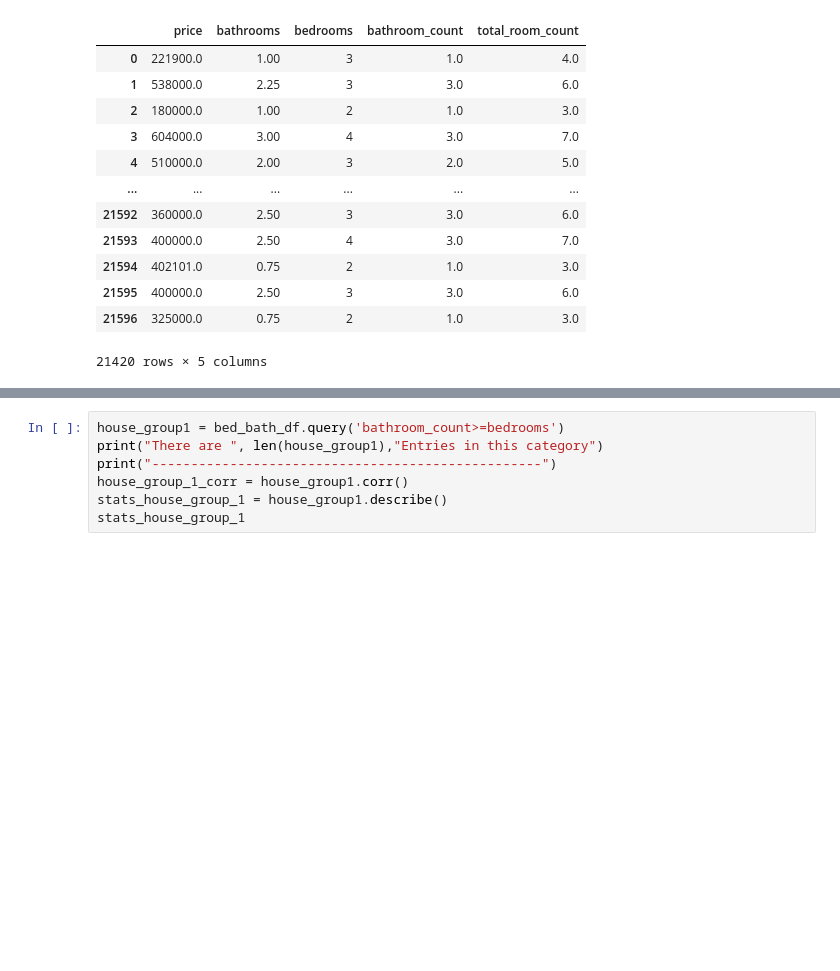
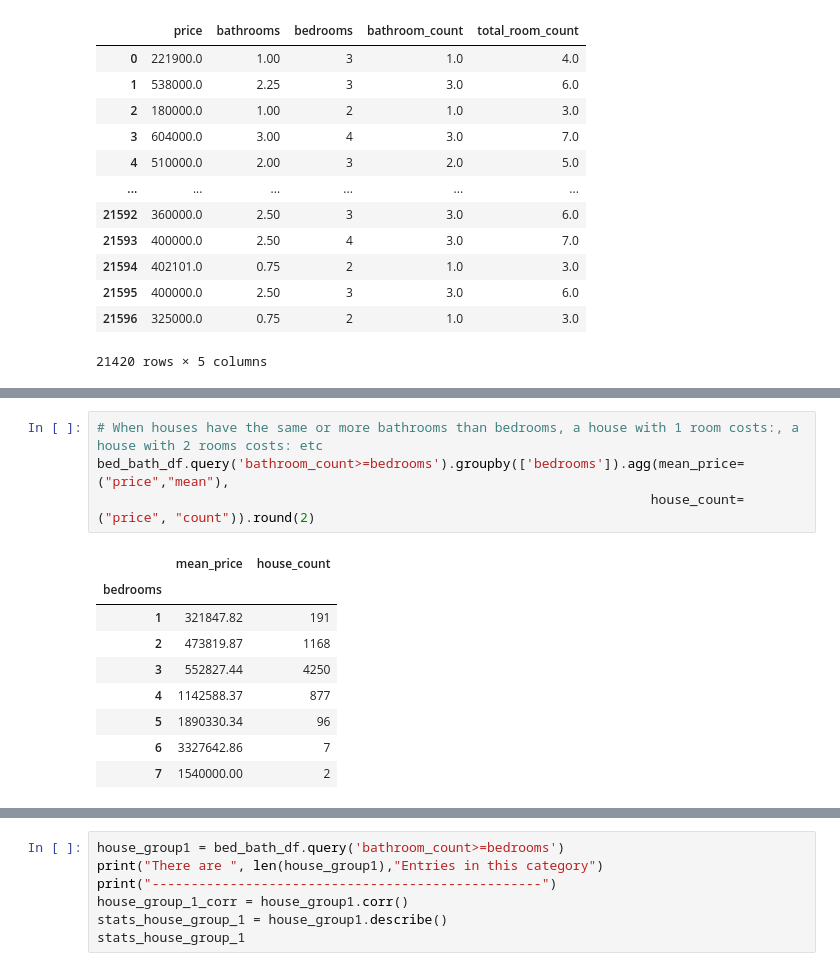
Before and after one commit to PaulWill92/Housing-Regression, a Jupyter notebook: index.ipynb, the cells around one changed output, grey strips where cells are left out. Drawn from its saved outputs; the diff is of its cells as text; blank space fills up the shorter version.

```diff
--- a/index.ipynb
+++ b/index.ipynb
@@ -314,0 +387,14 @@ bed_bath_df
+# %%
+# When houses have the same or more bathrooms than bedrooms, a house with 1 room costs:, a house with 2 rooms costs: etc
+bed_bath_df.query('bathroom_count>=bedrooms').groupby(['bedrooms']).agg(mean_price=("price","mean"),
+                                                                       house_count=("price", "count")).round(2)
+# %% [output]
+|  | mean_price | house_count |
+| bedrooms |  |  |
+| 1 | 321847.82 | 191 |
+| 2 | 473819.87 | 1168 |
+| 3 | 552827.44 | 4250 |
+| 4 | 1142588.37 | 877 |
+| 5 | 1890330.34 | 96 |
+| 6 | 3327642.86 | 7 |
+| 7 | 1540000.00 | 2 |
```
Also changed, not shown: parts of 6 cells of this notebook.
